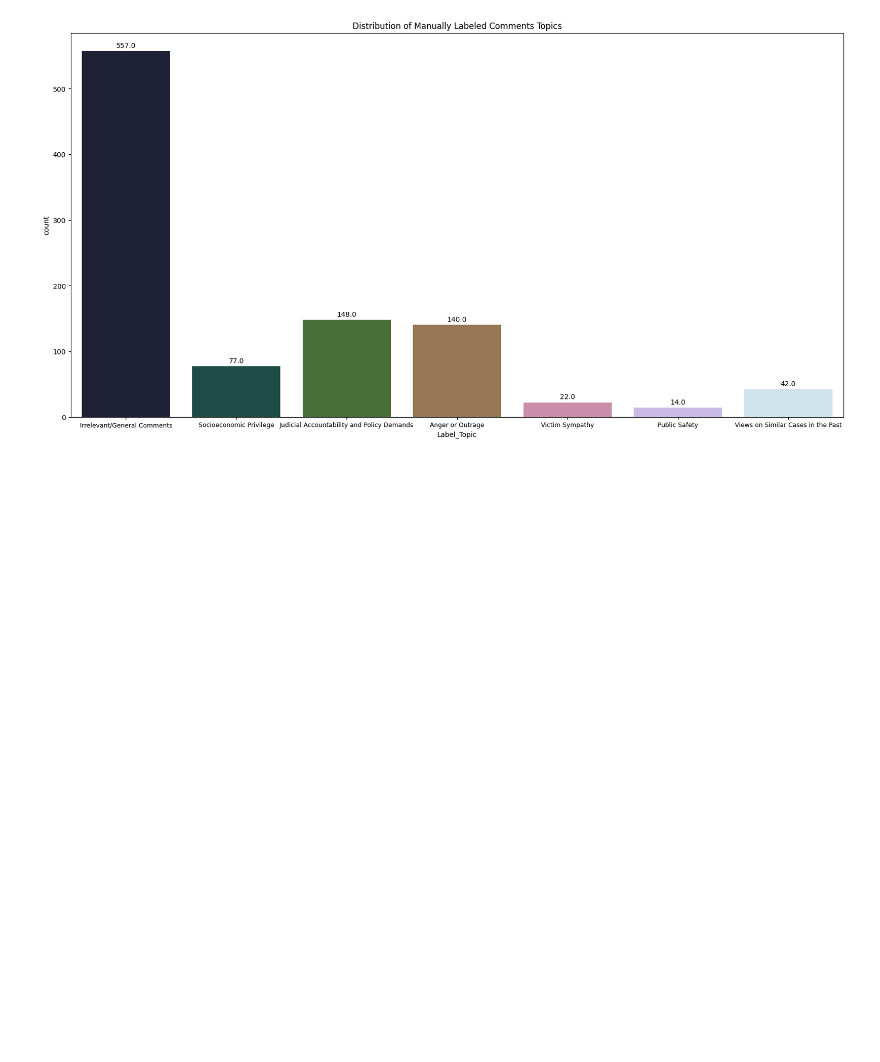
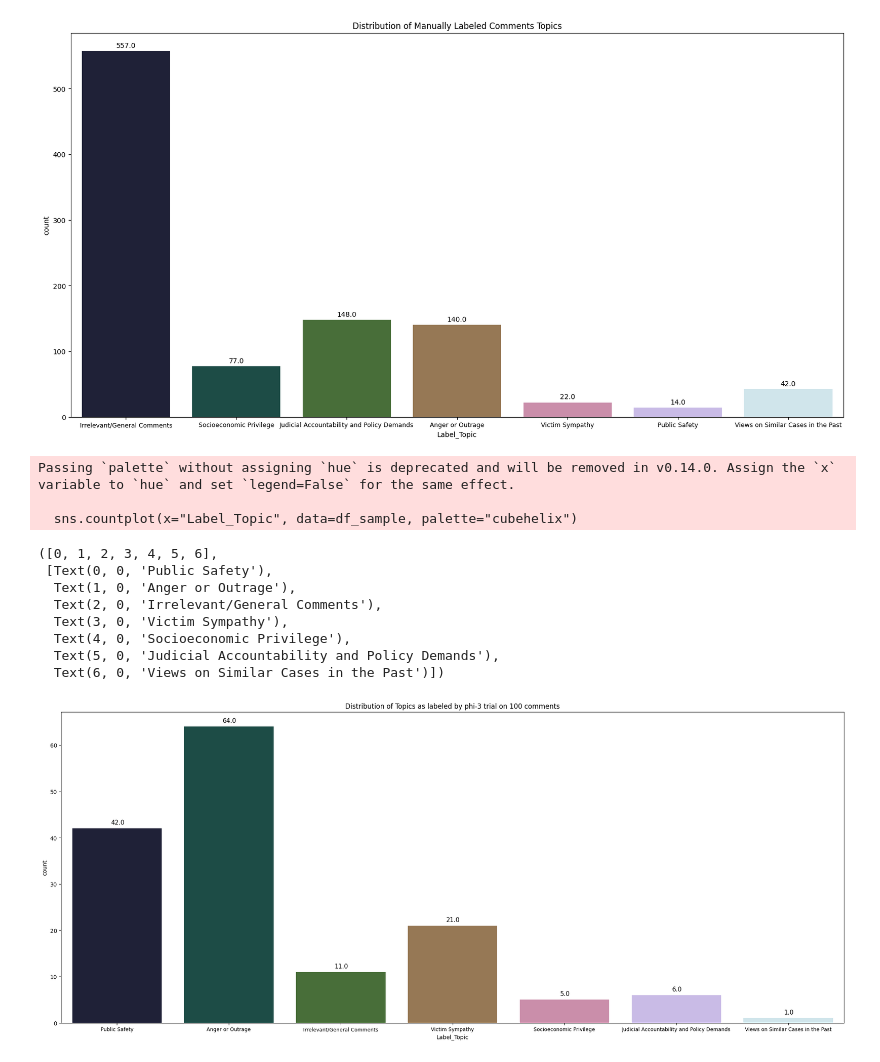
Before and after one commit to Hetav01/Public-Safety-Monitoring-India, a Jupyter notebook: LLMsTM/initial.ipynb, the cells around one changed output. Cells and saved outputs as stored; diff of their text form; code cells hidden in the pictures; blank space fills up the shorter version.

```diff
--- a/LLMsTM/initial.ipynb
+++ b/LLMsTM/initial.ipynb
@@ -42,19 +42,19 @@ Passing `palette` without assigning `hue` is deprecated and will be removed in v
 # %%
 #make another column with the textual description of the label
 def label_to_text(label):
-    if label == 1:
+    if label == 1 or label == 1.0:
         return "Judicial Accountability and Policy Demands"
-    elif label == 2:
+    elif label == 2 or label == 2.0:
         return "Public Safety"
-    elif label == 3:
+    elif label == 3 or label == 3.0:
         return "Socioeconomic Privilege"
-    elif label == 4:
+    elif label == 4 or label == 4.0:
         return "Victim Sympathy"
-    elif label == 5:
+    elif label == 5 or label == 5.0:
         return "Anger or Outrage"
-    elif label == 6:
+    elif label == 6 or label == 6.0:
         return "Irrelevant/General Comments"
-    elif label == 7:
+    elif label == 7 or label == 7.0:
         return "Views on Similar Cases in the Past"
 
 df_labeled["Label_Topic"] = df_labeled["Label"].apply(label_to_text)
@@ -93,6 +93,34 @@ df_sample_phi3_trial.to_csv("/Users/hetavpatel/Desktop/Data Science/Grad DS Work
 # %%
 df_sample = pd.read_csv("/Users/hetavpatel/Desktop/Data Science/Grad DS Work/DSCI 601 Applied Data Science/old_repos/NLPPunePorsche/LLMsTM/labeled_sampled.csv")
 
+#only choose the first 100 rows from the df_sample dataframe
+df_sample = df_sample.iloc[:150, :]
 #make a csv file with the comments i.e the column "textCleaned" and the labels i.e. the column "label" from the df_sample dataframe
 df_sample = df_sample[["textCleaned", "label"]]
-df_sample.to_csv("/Users/hetavpatel/Desktop/Data Science/Grad DS Work/DSCI 601 Applied Data Science/old_repos/NLPPunePorsche/LLMsTM/labeled_sampled_comments.csv", index=False)
+#apply label_to_text function to the label column of the df_sample dataframe and save it to a new column "label_text"
+df_sample["Label_Topic"] = df_sample["label"].apply(label_to_text)
+
+df_sample.to_csv("/Users/hetavpatel/Desktop/Data Science/Grad DS Work/DSCI 601 Applied Data Science/old_repos/NLPPunePorsche/LLMsTM/labeled_sampled_output.csv", index=False)
+# %%
+#now plot the distribution of the manually labeled comments topics using seaborn
+plt.figure(figsize=(25, 10))
+sns.countplot(x="Label_Topic", data=df_sample, palette="cubehelix")
+plt.title("Distribution of Topics as labeled by phi-3 trial on 100 comments")
+for p in plt.gca().patches:
+    plt.annotate(f'{p.get_height()}', (p.get_x() + p.get_width() / 2., p.get_height()), ha='center', va='baseline', fontsize=11, color='black', xytext=(1, 7), textcoords='offset points')
+
+#the text of the x_axs is overlapping each other, so reduce it's font size or do something else so that each column is clear, you can increase the cahart size too
+plt.xticks(fontsize=9)
+# %% [output]
+Passing `palette` without assigning `hue` is deprecated and will be removed in v0.14.0. Assign the `x` variable to `hue` and set `legend=False` for the same effect.
+
+  sns.countplot(x="Label_Topic", data=df_sample, palette="cubehelix")
+([0, 1, 2, 3, 4, 5, 6],
+ [Text(0, 0, 'Public Safety'),
+  Text(1, 0, 'Anger or Outrage'),
+  Text(2, 0, 'Irrelevant/General Comments'),
+  Text(3, 0, 'Victim Sympathy'),
+  Text(4, 0, 'Socioeconomic Privilege'),
+  Text(5, 0, 'Judicial Accountability and Policy Demands'),
+  Text(6, 0, 'Views on Similar Cases in the Past')])
+[figure, added]
```
Also changed, not shown: 4 other files.
